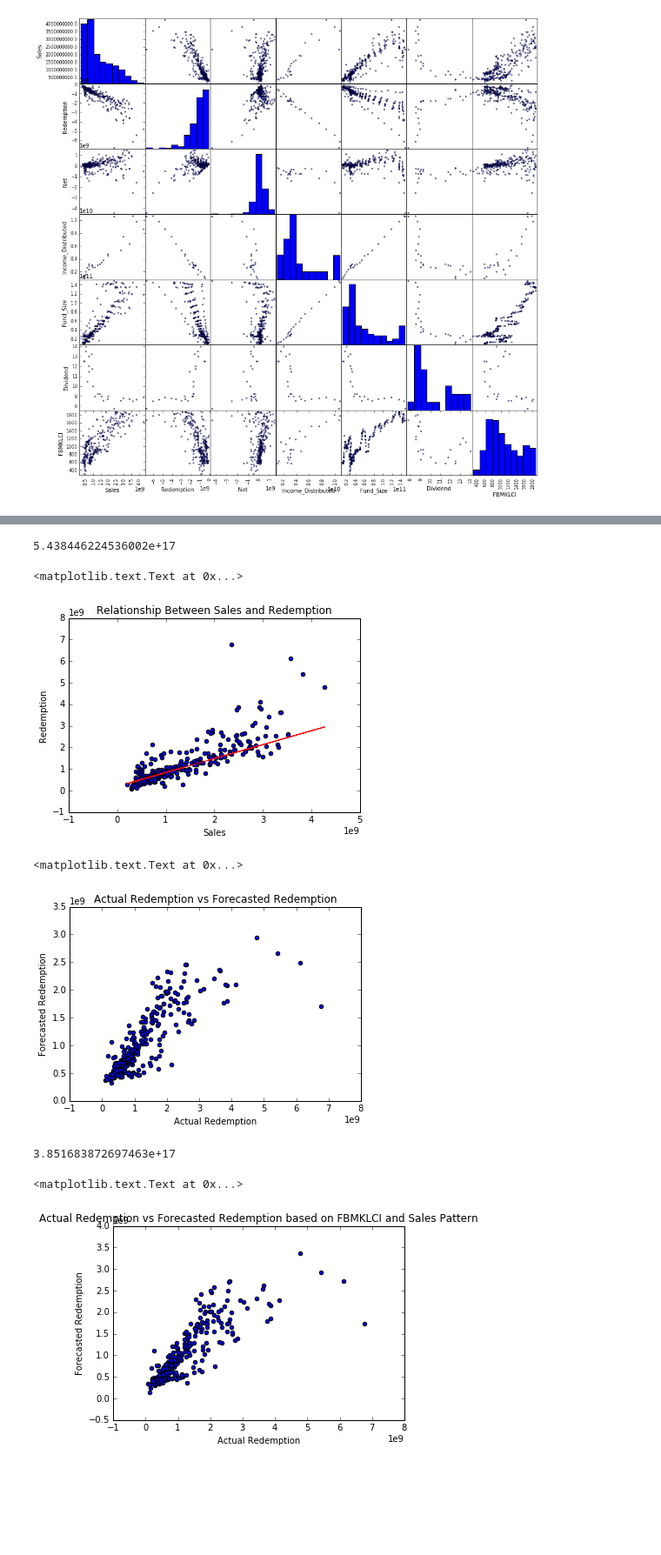
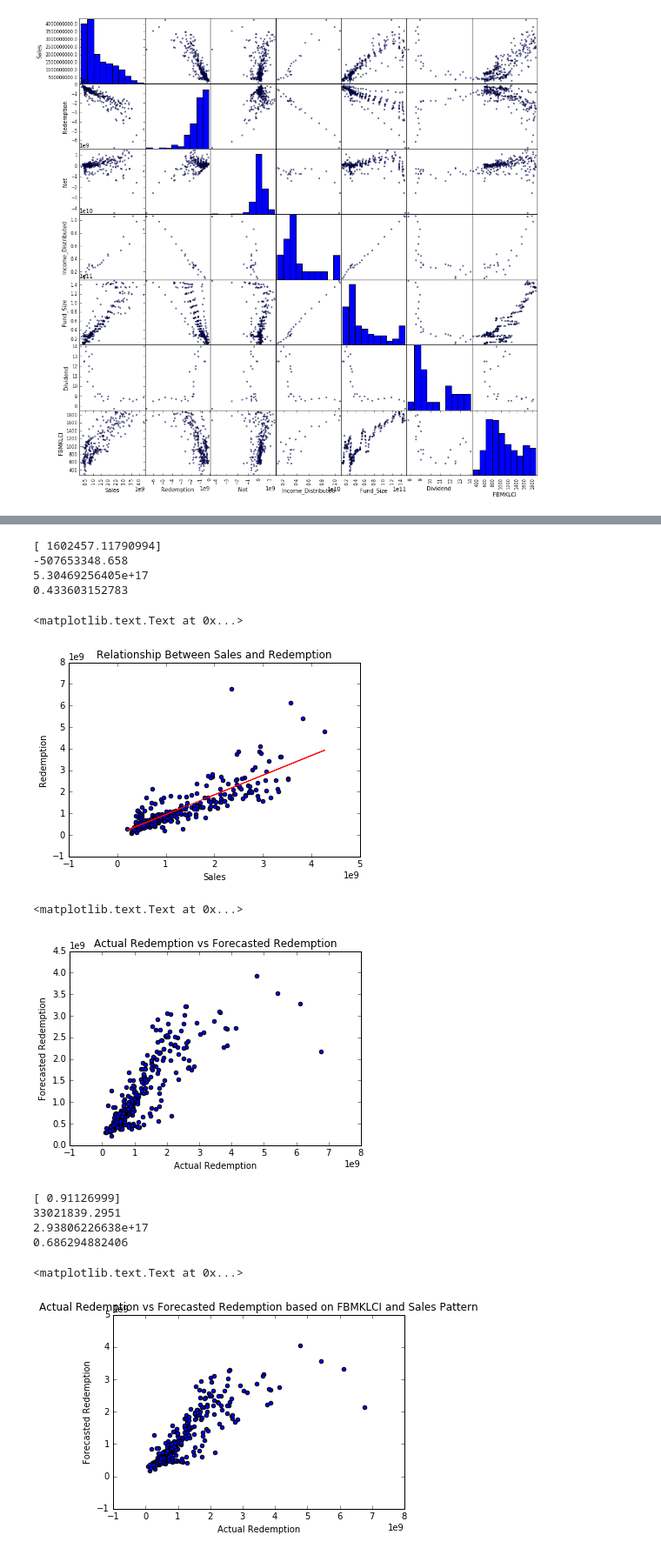
Before and after one commit to syafiquehab/Fund1, a Jupyter notebook: Fund 1 - Visualisation and Regression.ipynb, the cells around one changed output, grey strips where cells are left out. Shown at 87% size. Drawn from its saved outputs; the diff is of its cells as text; code cells hidden in the pictures; blank space fills up the shorter version.

```diff
--- a/Fund 1 - Visualisation and Regression.ipynb
+++ b/Fund 1 - Visualisation and Regression.ipynb
@@ -151,7 +150,9 @@ model = linear.RANSACRegressor()
+# %%
+klcisales_model = linear.LinearRegression()
 # %%
 # regression between FBMKLCI and Fund 1 sales
 klci = fund1.loc[:,'FBMKLCI'].reshape(-1,1)
 sales = fund1.Sales
 # %%
-model.fit(klci, sales)
+klcisales_model.fit(klci, sales)
 # %% [output]
@@ -208,8 +195,9 @@ mseSales
 # %%
 # regression between FBMKLCI with Fund 1 redemption
 redemption = fund1.Redemption.abs() # converting redemption values to positive
-model.fit(klci, redemption)
-redemption_predictions = model.predict(klci)
+klcired_model = linear.LinearRegression()
+klcired_model.fit(klci, redemption)
+redemption_predictions = klcired_model.predict(klci)
 plt.scatter(fund1.FBMKLCI, fund1.Redemption.abs())
 plt.plot(fund1.FBMKLCI, redemption_predictions, color='red')
 plt.xlabel('FBMKLCI')
@@ -230,44 +218,56 @@ plt.title('Actual Redemption vs Forecasted Redemption')
-# %%
-mseRedemption = np.mean((fund1.Redemption.abs() - redemption_predictions)**2)
-mseRedemption
-# %% [output]
-5.438446224536002e+17
+# %%
+print klcired_model.coef_
+print klcired_model.intercept_
+print metrics.mean_squared_error(redemption, redemption_predictions)
+print metrics.r2_score(redemption, redemption_predictions)
+# %% [output]
+[ 1602457.11790994]
+-507653348.658
+5.30469256405e+17
+0.433603152783
 # %%
 # regression between sales and redemption of Fund 1
 new_sales = fund1.loc[:,'Sales'].reshape(-1,1)
-model.fit(new_sales, redemption)
-new_redemption_predictions = model.predict(new_sales)
-plt.scatter(fund1.Sales, fund1.Redemption.abs())
-plt.plot(fund1.Sales, new_redemption_predictions, color='red')
+salesred_model = linear.LinearRegression()
+salesred_model.fit(new_sales, redemption)
+new_redemption_predictions = salesred_model.predict(new_sales)
+plt.scatter(new_sales, redemption)
+plt.plot(new_sales, new_redemption_predictions, color='red')
 plt.xlabel('Sales')
 plt.ylabel('Redemption')
 plt.title('Relationship Between Sales and Redemption')
 # %% [output]
 <matplotlib.text.Text at 0x...>
-[figure, old version]
+[figure, new version]
 # %%
 # comparing actual redemption and forecasted redemption by sales pattern
-plt.scatter(fund1.Redemption.abs(), new_redemption_predictions)
+plt.scatter(redemption, new_redemption_predictions)
 plt.xlabel('Actual Redemption')
 plt.ylabel('Forecasted Redemption')
 plt.title('Actual Redemption vs Forecasted Redemption')
 # %% [output]
 <matplotlib.text.Text at 0x...>
-[figure, old version]
+[figure, new version]
-# %%
-new_mseRedemption = np.mean((fund1.Redemption.abs() - new_redemption_predictions)**2)
-new_mseRedemption
-# %% [output]
-3.851683872697463e+17
+# %%
+print salesred_model.coef_
+print salesred_model.intercept_
+print metrics.mean_squared_error(redemption, new_redemption_predictions)
+print metrics.r2_score(redemption, new_redemption_predictions)
+# %% [output]
+[ 0.91126999]
+33021839.2951
+2.93806226638e+17
+0.686294882406
 # %%
 # regression between FBMKLCI and Sales with Fund 1 redemption
 two_factors = fund1.loc[:,['Sales', 'FBMKLCI']]
-model.fit(two_factors, redemption)
-twofactor_redemption_predictions = model.predict(two_factors)
-plt.scatter(fund1.Redemption.abs(), twofactor_redemption_predictions)
+twofactors_model = linear.LinearRegression()
+twofactors_model.fit(two_factors, redemption)
+twofactors_redemption_predictions = twofactors_model.predict(two_factors)
+plt.scatter(redemption, twofactors_redemption_predictions)
 plt.xlabel('Actual Redemption')
 plt.ylabel('Forecasted Redemption')
 plt.title('Actual Redemption vs Forecasted Redemption based on FBMKLCI and Sales Pattern')
 # %% [output]
 <matplotlib.text.Text at 0x...>
-[figure, old version]
+[figure, new version]
```
Also changed, not shown: parts of 57 cells of this notebook, 6 other files.
